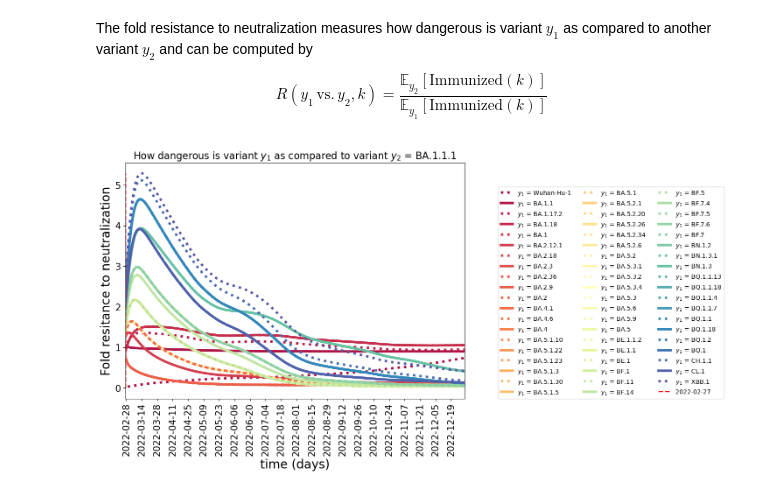
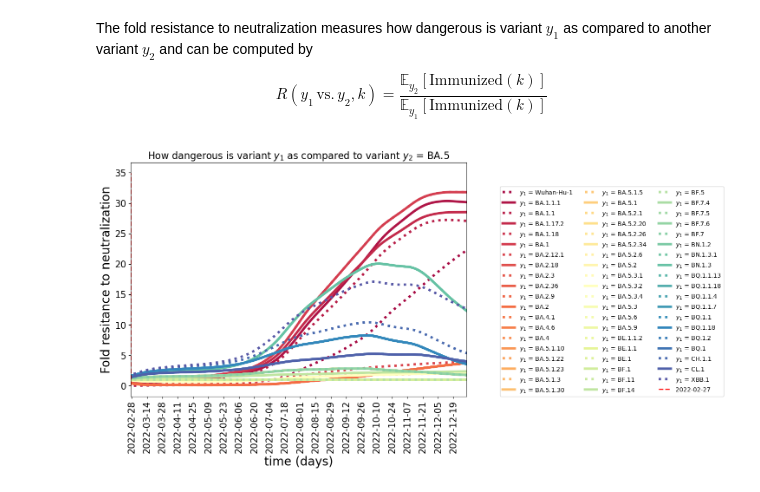
Before and after one commit to AlexiaNomena/Immune_Waning, a Jupyter notebook: Helper_new.ipynb, the cells around one changed output. Drawn from its saved outputs; the diff is of its cells as text; code cells hidden in the pictures.

```diff
--- a/Helper_new.ipynb
+++ b/Helper_new.ipynb
@@ -375,7 +362,7 @@ plt.show()
 # %%
 """ Compute fold resistance to neutralization """
 Neut_rate = []
-y2 = variant_x_list.index("BA.1.1.1")
+y2 = variant_x_list.index("BA.5")
 labels_r = []
 """Select variants to plot """
 variant_to_plot = variant_x_list# ["Wuhan-Hu-1", "BA.5.1.5", "BF.5"]
@@ -395,27 +382,27 @@ $$
 R(y_1\, \text{vs.}\, y_2, k) = \dfrac{\mathbb{E}_{y_2}[\text{Immunized}(k)]}{\mathbb{E}_{y_1}[\text{Immunized}(k)]}
 $$
 # %%
-"""Fold reduction resistance to neutralization, default png but add extension .pdf to save as pdf"""
+"""Plot fold resistance to neutralization, default png but add extension .pdf to save as pdf"""
 xysize = (15, 15) # size of xy ticks
 labsize = 20 # size of labels and legends
 figsize = (10, 7) # figure (width, height)
 xval = "time (days)" # name of variable on x axis
 yval = "Fold resitance to neutralization" # name of variable on y axis
 
 fig, ax = Display(t, Neut_rate, is_log, np.array(labels_r),
         figsize, xysize, labsize,
         save_to = "Figures/Neut_reduction_rate.pdf",
         xval = xval, yval = yval, linewidth = 4,
                  palette = "Spectral",
-                  linestyle = [":", "-"]*int((len(labels)//2)+1))
+                  linestyle = [":", "-"]*int((len(labels_r)//2)+1))
 plt.title("How dangerous is variant $y_1$ as compared to variant $y_2$ = %s"%variant_x_list[y2], fontsize  = 16)
 per_day = 14
 plt.xticks(t[::per_day], t_ticks[::per_day], rotation = 90)
 ax.vlines(t[list(df['date']).index(mar2022)], ymin = 0, ymax = np.max(Neut_rate), linestyle = "--",linewidth = 2, color = "red", label = mar2022)
 plt.legend(fontsize = 10, loc = (1.1, 0.), ncol = 3)
 plt.xlim((t[where_first_day], t[where_last_day]))
 #plt.ylim((0, np.max(Neut_rate)))
 #plt.xlim((t[0], t[where_last_day]))
 plt.show()
 # %% [output]
-[figure, old version]
+[figure, new version]
```
Also changed, not shown: parts of 3 cells of this notebook, 4 other files.
